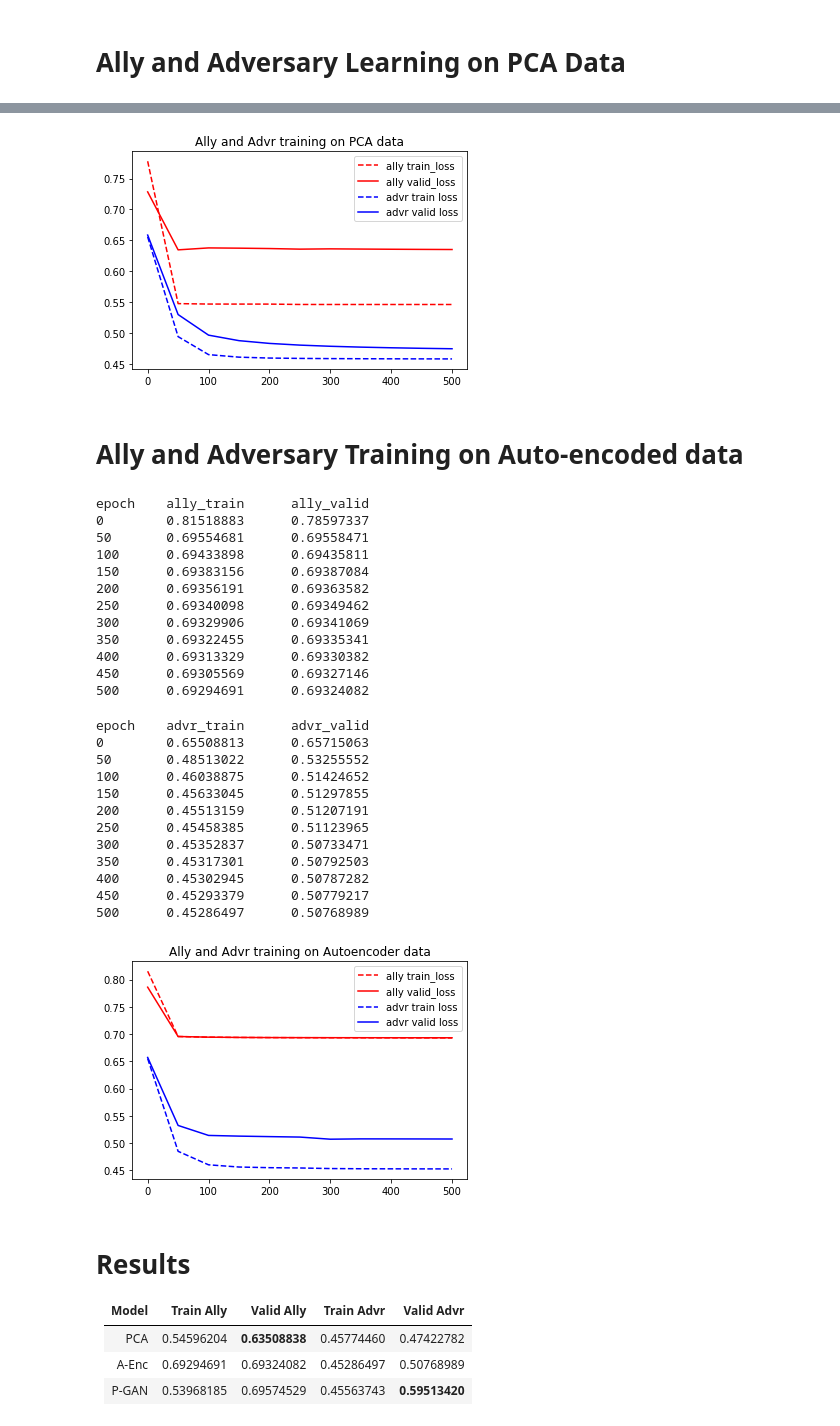
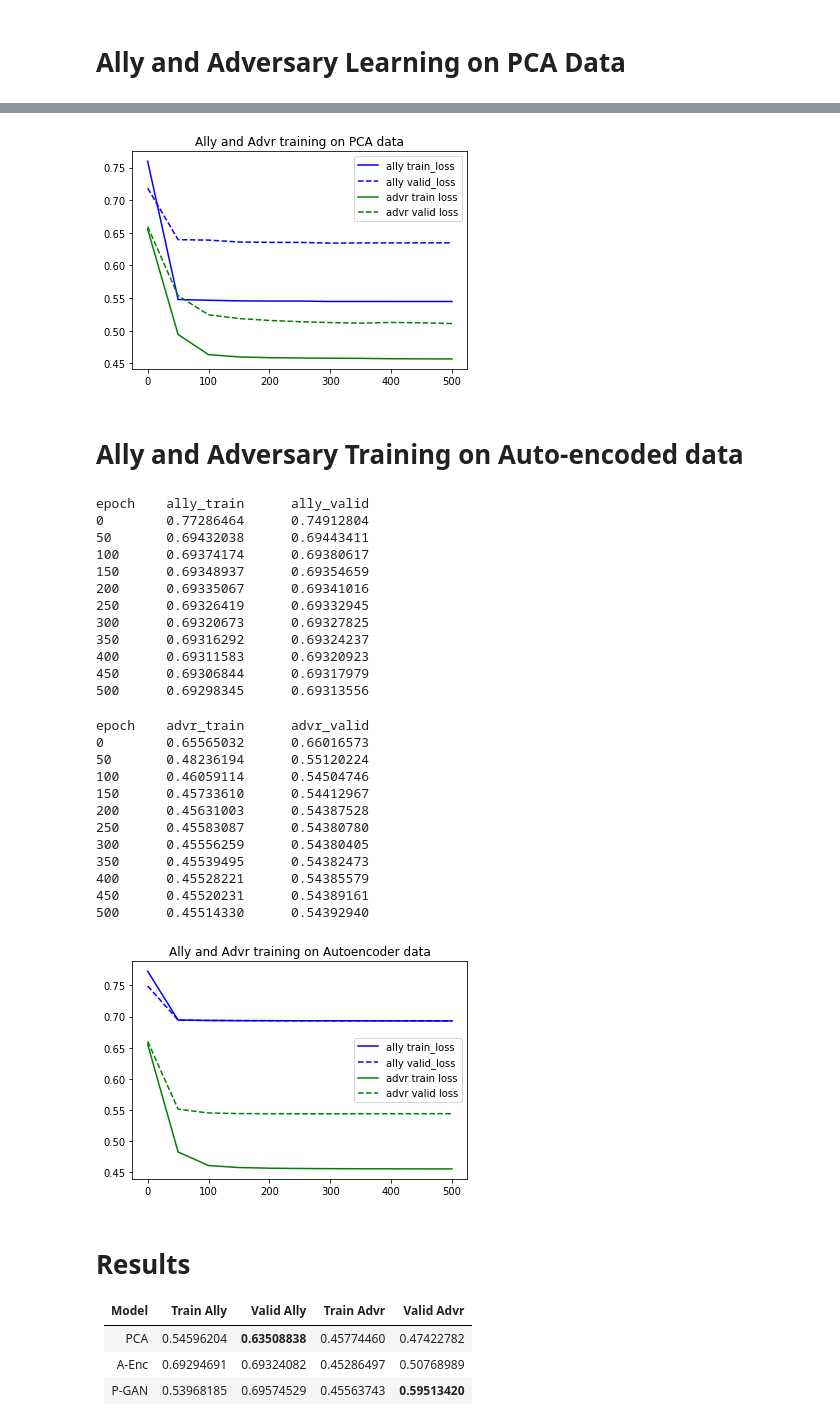
Before and after one commit to shams-sam/PrivacyGANs, a Jupyter notebook: 01. PrivacyGAN_Titanic.ipynb, the cells around one changed output, grey strips where cells are left out. Saved outputs shown, nothing was run; the diff lists cells and outputs as text; code cells hidden in the pictures.

```diff
--- a/01. PrivacyGAN_Titanic.ipynb
+++ b/01. PrivacyGAN_Titanic.ipynb
@@ -522,8 +522,8 @@ adversary = Adversary(input_size=encoding_dimension, hidden_size=128, output_siz
 criterion = torch.nn.BCEWithLogitsLoss()
 optimizer = torch.optim.Adam
 encd_optimizer = optimizer(encoder.parameters(), lr = 0.001)
-ally_optimizer = optimizer(ally.parameters(), lr=0.0001)
-advr_optimizer = optimizer(adversary.parameters(), lr=0.001)
+ally_optimizer = optimizer(ally.parameters(), lr=0.00001)
+advr_optimizer = optimizer(adversary.parameters(), lr=0.01)
 # %%
 print("epoch \t encoder_train \t encoder_valid \t ally_train \t ally_valid \t advr_train \t advr_valid")
 
@@ -585,7 +585,7 @@ for epoch in range(501):
 
     ally_valid_loss = criterion(y_ally_valid_torch_hat, y_ally_valid_torch)
     advr_valid_loss = criterion(y_advr_valid_torch_hat, y_advr_valid_torch)
-    encd_valid_loss = alpha * ally_loss / ((1-alpha) * advr_loss)
+    encd_valid_loss = alpha * ally_loss - ((1-alpha) * advr_loss)
 
     print('{} \t {:.8f} \t {:.8f} \t {:.8f} \t {:.8f} \t {:.8f} \t {:.8f}'.format(
         epoch,
@@ -905,13 +904,13 @@ epoch    advr_train      advr_valid
 # %%
-plt.plot(n_epoch, pca_ally_train, 'r--')
-plt.plot(n_epoch, pca_ally_valid, 'r')
-plt.plot(n_epoch, pca_advr_train, 'b--')
-plt.plot(n_epoch, pca_advr_valid, 'b')
+plt.plot(n_epoch, pca_ally_train, 'b')
+plt.plot(n_epoch, pca_ally_valid, 'b--')
+plt.plot(n_epoch, pca_advr_train, 'g')
+plt.plot(n_epoch, pca_advr_valid, 'g--')
 plt.legend(['ally train_loss', 'ally valid_loss', 'advr train loss', 'advr valid loss'])
 plt.title("Ally and Advr training on PCA data")
 plt.show()
 # %% [output]
-[figure, old version]
+[figure, new version]
 # %% [markdown]
 # Ally and Adversary Training on Auto-encoded data
 # %%
@@ -955,17 +954,17 @@ for epoch in range(501):
     ae_ally_valid.append(ally_valid_loss)
 # %% [output]
 epoch    ally_train      ally_valid
-0        0.81518883      0.78597337
-50       0.69554681      0.69558471
-100      0.69433898      0.69435811
-150      0.69383156      0.69387084
-200      0.69356191      0.69363582
-250      0.69340098      0.69349462
-300      0.69329906      0.69341069
-350      0.69322455      0.69335341
-400      0.69313329      0.69330382
-450      0.69305569      0.69327146
-500      0.69294691      0.69324082
+0        0.77286464      0.74912804
+50       0.69432038      0.69443411
+100      0.69374174      0.69380617
+150      0.69348937      0.69354659
+200      0.69335067      0.69341016
+250      0.69326419      0.69332945
+300      0.69320673      0.69327825
+350      0.69316292      0.69324237
+400      0.69311583      0.69320923
+450      0.69306844      0.69317979
+500      0.69298345      0.69313556
 # %%
 lr = 0.001
 
@@ -1007,27 +1006,27 @@ for epoch in range(501):
     ae_advr_valid.append(advr_valid_loss)
 # %% [output]
 epoch    advr_train      advr_valid
-0        0.65508813      0.65715063
-50       0.48513022      0.53255552
-100      0.46038875      0.51424652
-150      0.45633045      0.51297855
-200      0.45513159      0.51207191
-250      0.45458385      0.51123965
-300      0.45352837      0.50733471
-350      0.45317301      0.50792503
-400      0.45302945      0.50787282
-450      0.45293379      0.50779217
-500      0.45286497      0.50768989
+0        0.65565032      0.66016573
+50       0.48236194      0.55120224
+100      0.46059114      0.54504746
+150      0.45733610      0.54412967
+200      0.45631003      0.54387528
+250      0.45583087      0.54380780
+300      0.45556259      0.54380405
+350      0.45539495      0.54382473
+400      0.45528221      0.54385579
+450      0.45520231      0.54389161
+500      0.45514330      0.54392940
 # %%
-plt.plot(n_epoch, ae_ally_train, 'r--')
-plt.plot(n_epoch, ae_ally_valid, 'r')
-plt.plot(n_epoch, ae_advr_train, 'b--')
-plt.plot(n_epoch, ae_advr_valid, 'b')
+plt.plot(n_epoch, ae_ally_train, 'b')
+plt.plot(n_epoch, ae_ally_valid, 'b--')
+plt.plot(n_epoch, ae_advr_train, 'g')
+plt.plot(n_epoch, ae_advr_valid, 'g--')
 plt.legend(['ally train_loss', 'ally valid_loss', 'advr train loss', 'advr valid loss'])
 plt.title("Ally and Advr training on Autoencoder data")
 plt.show()
 # %% [output]
-[figure, old version]
+[figure, new version]
 # %% [markdown]
 # Results
 
```
Also changed, not shown: parts of 13 cells of this notebook, 1 other file.
